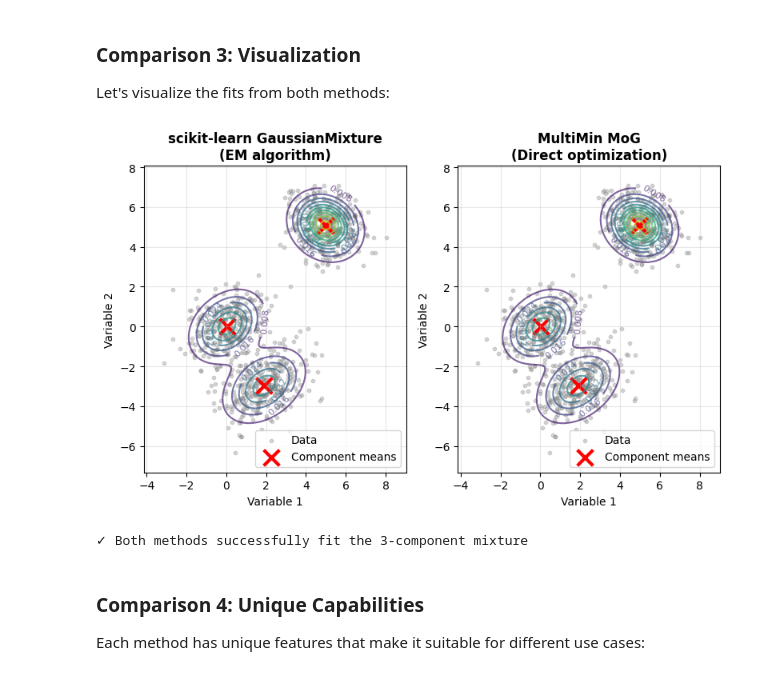
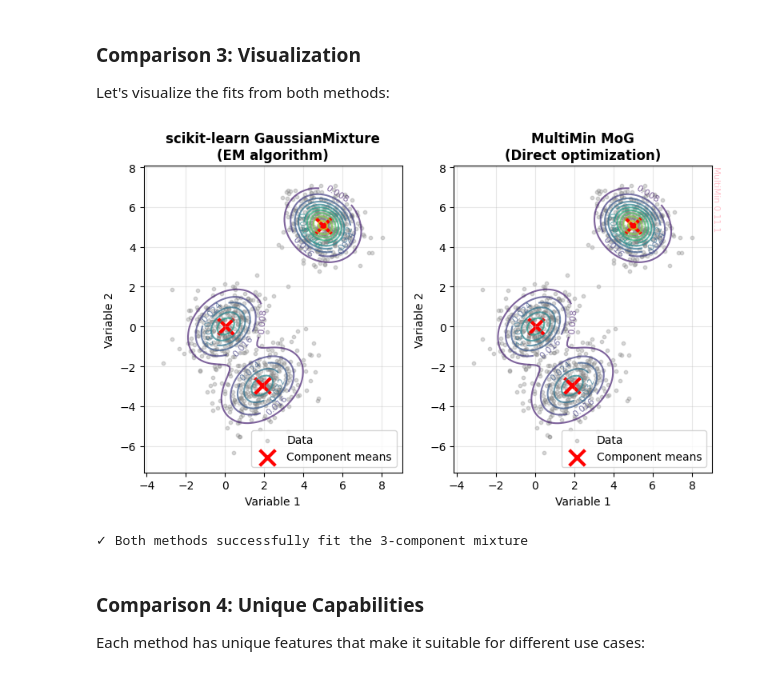
Before and after one commit to seap-udea/multimin, a Jupyter notebook: examples/multimin_mog_gmm.ipynb, the cells around one changed output. Drawn from its saved outputs; the diff is of its cells as text; code cells hidden in the pictures.

Commit message:
[FIX] Minor changes [examples/gallery/gmmcompare_comparison_sklearn_multimin.png,examples/multimin_mog_gmm.ipynb]

```diff
--- a/examples/multimin_mog_gmm.ipynb
+++ b/examples/multimin_mog_gmm.ipynb
@@ -232,34 +232,35 @@ ax1.grid(alpha=0.3)
 
 # ==========================================
 # PLOT 2: MultiMin MoG
 # ==========================================
 ax2 = axes[1]
 ax2.scatter(data_comparison[:, 0], data_comparison[:, 1], alpha=0.3, s=10, c='gray', label='Data')
 
 # Compute PDF on grid using MultiMin
 Z_multimin = F_comparison.mog.pdf(grid_points).reshape(X_grid.shape)
 
 # Plot contours
 contours2 = ax2.contour(X_grid, Y_grid, Z_multimin, levels=10, cmap='viridis', alpha=0.7)
 ax2.clabel(contours2, inline=True, fontsize=8)
 
 # Plot component means
 ax2.scatter(F_comparison.mog.mus[:, 0], F_comparison.mog.mus[:, 1],
            c='red', s=200, marker='x', linewidths=3, label='Component means')
 
 ax2.set_xlabel('Variable 1')
 ax2.set_ylabel('Variable 2')
 ax2.set_title('MultiMin MoG\n(Direct optimization)', fontsize=12, fontweight='bold')
 ax2.legend()
 ax2.grid(alpha=0.3)
+mn.multimin_watermark(ax2)
 
 plt.tight_layout()
 plt.savefig(f'gallery/{figprefix}_comparison_sklearn_multimin.png', dpi=150, bbox_inches='tight')
 plt.show()
 
 print("✓ Both methods successfully fit the 3-component mixture")
 # %% [output]
-[figure, old version]
+[figure, new version]
 ✓ Both methods successfully fit the 3-component mixture
 # %% [markdown]
 ### Comparison 4: Unique Capabilities
```
Also changed, not shown: 1 other file.
